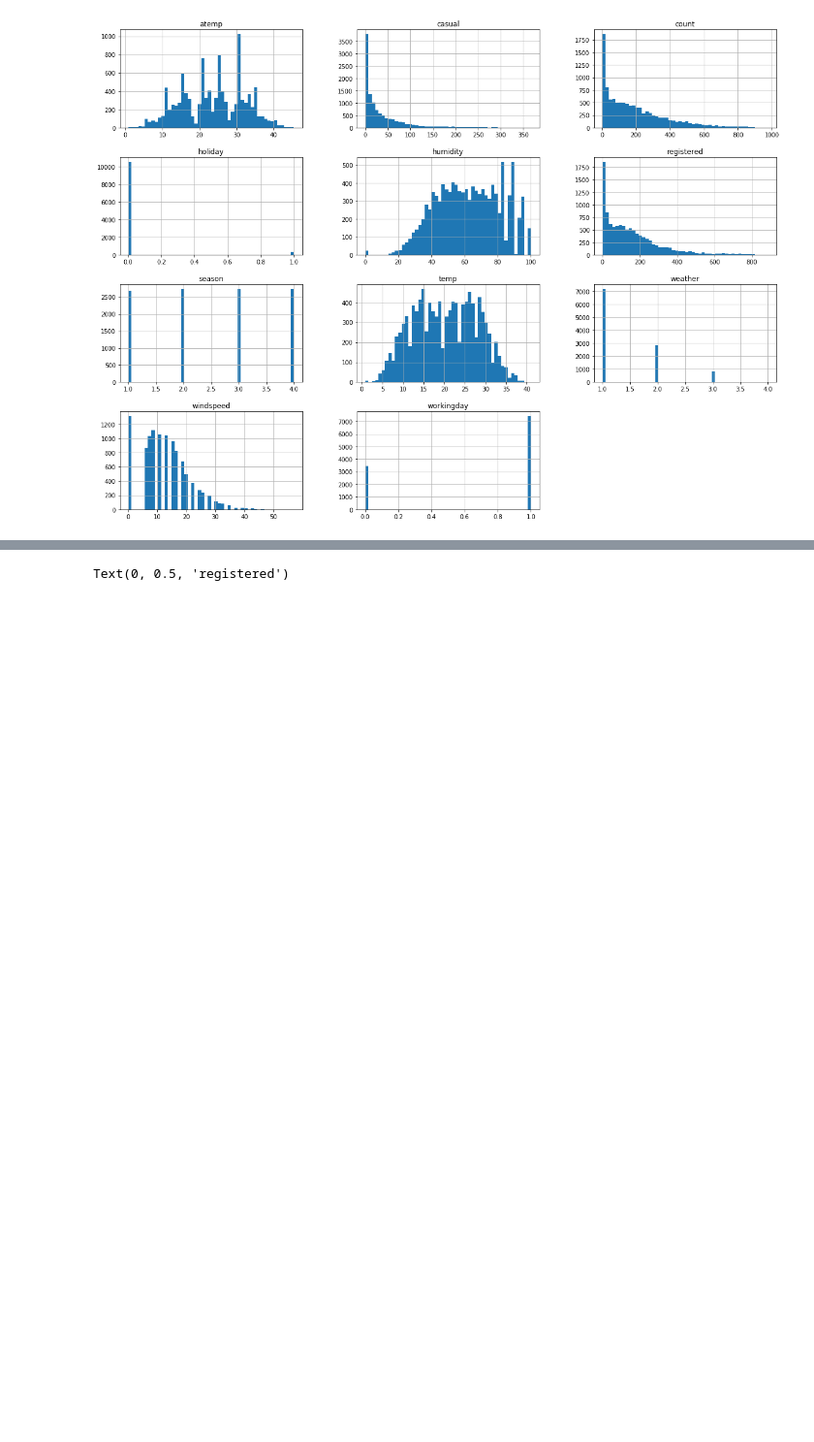
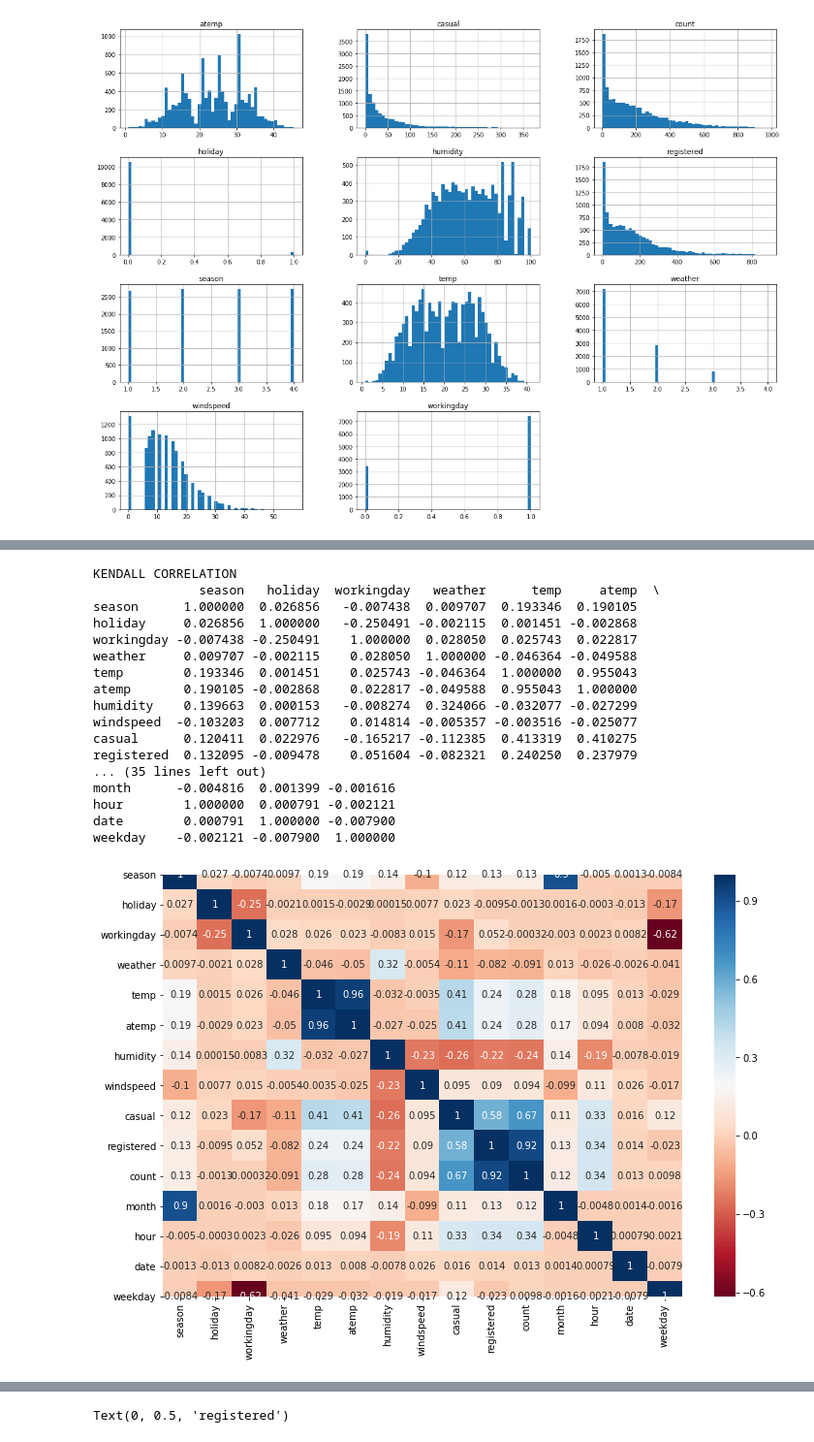
Before and after one commit to EdKsenia/AnalysisSem, a Jupyter notebook: Analis.ipynb, the cells around one changed output, grey strips where cells are left out. Shown at 97% size. Saved outputs shown, nothing was run; the diff lists cells and outputs as text; code cells hidden in the pictures; blank space fills up the shorter version.

```diff
--- a/Analis.ipynb
+++ b/Analis.ipynb
@@ -199,0 +215,27 @@ train.head()
+# %%
+
+print("KENDALL CORRELATION")
+
+print(train.corr(method="kendall"))
+ax, fig = plt.subplots(figsize=(12,8))
+sns.heatmap(train.corr(method="kendall"), annot =True, cmap='RdBu')
+plt.show()
+# %% [output]
+KENDALL CORRELATION
+              season   holiday  workingday   weather      temp     atemp  \
+season      1.000000  0.026856   -0.007438  0.009707  0.193346  0.190105
+holiday     0.026856  1.000000   -0.250491 -0.002115  0.001451 -0.002868
+workingday -0.007438 -0.250491    1.000000  0.028050  0.025743  0.022817
+weather     0.009707 -0.002115    0.028050  1.000000 -0.046364 -0.049588
+temp        0.193346  0.001451    0.025743 -0.046364  1.000000  0.955043
+atemp       0.190105 -0.002868    0.022817 -0.049588  0.955043  1.000000
+humidity    0.139663  0.000153   -0.008274  0.324066 -0.032077 -0.027299
+windspeed  -0.103203  0.007712    0.014814 -0.005357 -0.003516 -0.025077
+casual      0.120411  0.022976   -0.165217 -0.112385  0.413319  0.410275
+registered  0.132095 -0.009478    0.051604 -0.082321  0.240250  0.237979
+... (35 lines left out)
+month      -0.004816  0.001399 -0.001616
+hour        1.000000  0.000791 -0.002121
+date        0.000791  1.000000 -0.007900
+weekday    -0.002121 -0.007900  1.000000
+[figure, added]
```
Also changed, not shown: parts of 27 cells of this notebook, 1 other file.
